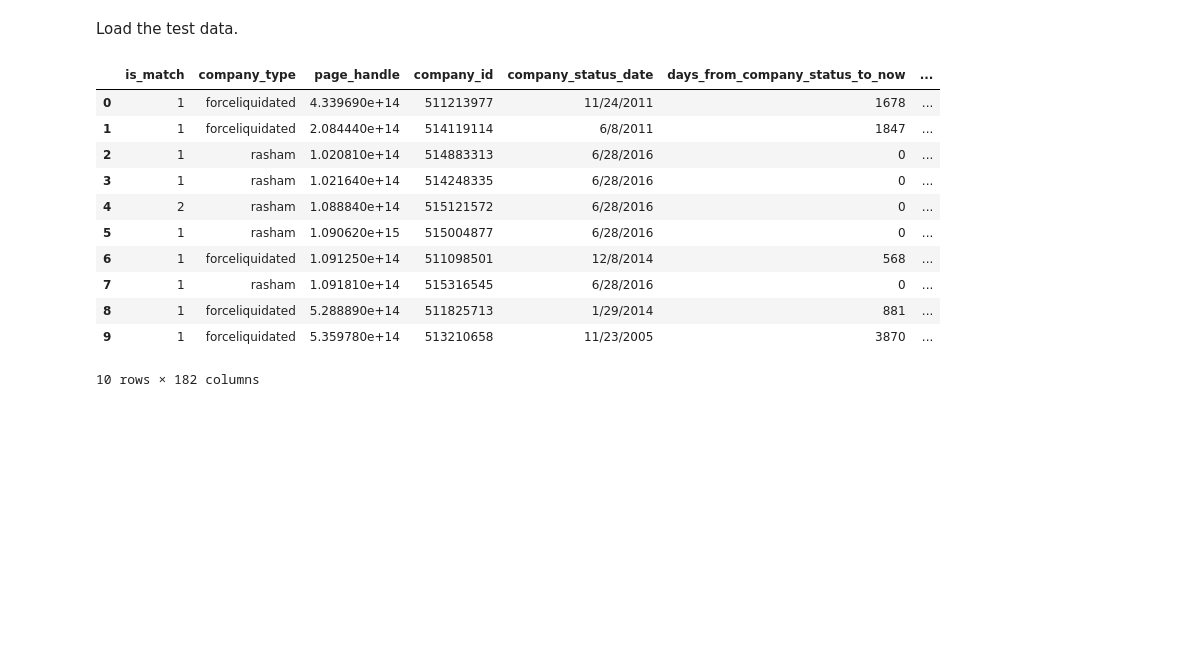
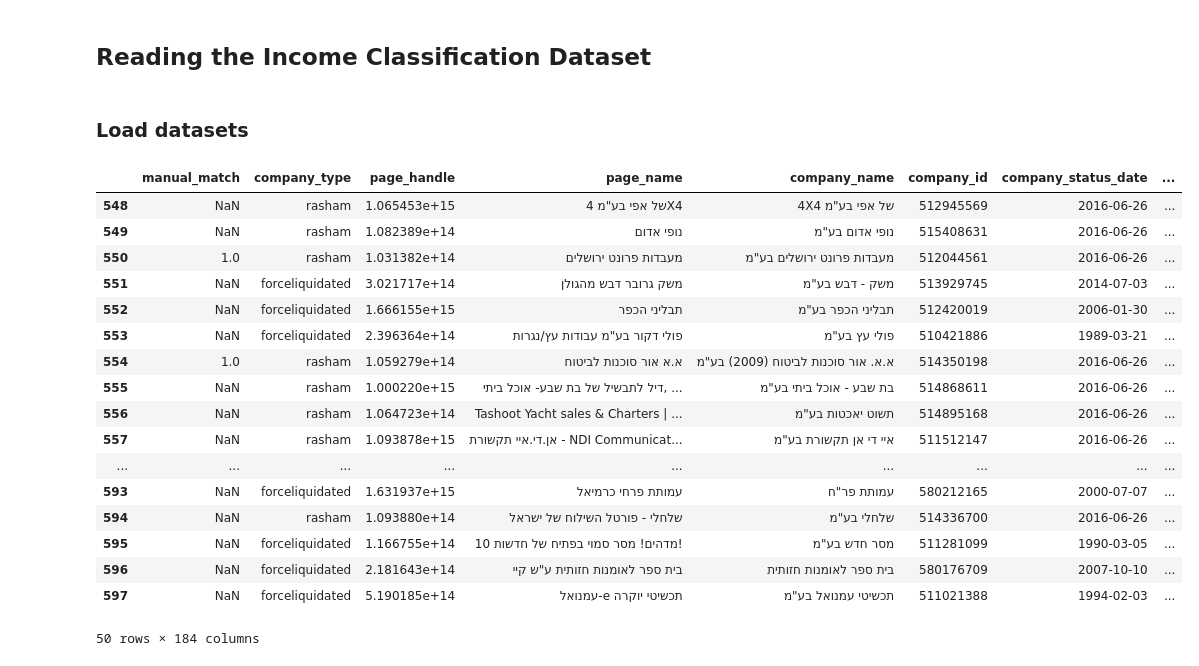
Before and after one commit to liadwg/data_mining_workshop, a Jupyter notebook: Business predictions workshop.ipynb, the cells around one changed output. Drawn from its saved outputs; the diff is of its cells as text; code cells hidden in the pictures; blank space fills up the shorter version.

Commit message:
playing with the data

```diff
--- a/Business predictions workshop.ipynb
+++ b/Business predictions workshop.ipynb
@@ -23,18 +4,0 @@ train_data.head(10)
-# %% [markdown]
-Load the test data.
-# %%
-test_data = pd.read_csv('test_data.csv')
-test_data.head(10)
-# %% [output]
-|  | is_match | company_type | page_handle | company_id | company_status_date | days_from_company_status_to_now | ... |
-| 0 | 1 | forceliquidated | 4.339690e+14 | 511213977 | 11/24/2011 | 1678 | ... |
-| 1 | 1 | forceliquidated | 2.084440e+14 | 514119114 | 6/8/2011 | 1847 | ... |
-| 2 | 1 | rasham | 1.020810e+14 | 514883313 | 6/28/2016 | 0 | ... |
-| 3 | 1 | rasham | 1.021640e+14 | 514248335 | 6/28/2016 | 0 | ... |
-| 4 | 2 | rasham | 1.088840e+14 | 515121572 | 6/28/2016 | 0 | ... |
-| 5 | 1 | rasham | 1.090620e+15 | 515004877 | 6/28/2016 | 0 | ... |
-| 6 | 1 | forceliquidated | 1.091250e+14 | 511098501 | 12/8/2014 | 568 | ... |
-| 7 | 1 | rasham | 1.091810e+14 | 515316545 | 6/28/2016 | 0 | ... |
-| 8 | 1 | forceliquidated | 5.288890e+14 | 511825713 | 1/29/2014 | 881 | ... |
-| 9 | 1 | forceliquidated | 5.359780e+14 | 513210658 | 11/23/2005 | 3870 | ... |
-10 rows × 182 columns
@@ -40,0 +11,26 @@ test_data.head(10)
+# %% [markdown]
+## Reading the Income Classification Dataset
+# %% [markdown]
+### Load datasets
+# %%
+data_set = pd.read_csv('data_set.csv')
+data_set.tail(50)
+# %% [output]
+|  | manual_match | company_type | page_handle | page_name | company_name | company_id | company_status_date | ... |
+| 548 | NaN | rasham | 1.065453e+15 | של אפי בע"מ 4X4 | 4X4 של אפי בע"מ | 512945569 | 2016-06-26 | ... |
+| 549 | NaN | rasham | 1.082389e+14 | נופי אדום | נופי אדום בע"מ | 515408631 | 2016-06-26 | ... |
+| 550 | 1.0 | rasham | 1.031382e+14 | מעבדות פרונט ירושלים | מעבדות פרונט ירושלים בע"מ | 512044561 | 2016-06-26 | ... |
+| 551 | NaN | forceliquidated | 3.021717e+14 | משק גרובר דבש מהגולן | משק - דבש בע"מ | 513929745 | 2014-07-03 | ... |
+| 552 | NaN | forceliquidated | 1.666155e+15 | תבליני הכפר | תבליני הכפר בע"מ | 512420019 | 2006-01-30 | ... |
+| 553 | NaN | forceliquidated | 2.396364e+14 | פולי דקור בע"מ עבודות עץ/נגרות | פולי עץ בע"מ | 510421886 | 1989-03-21 | ... |
+| 554 | 1.0 | rasham | 1.059279e+14 | א.א אור סוכנות לביטוח | א.א. אור סוכנות לביטוח (2009) בע"מ | 514350198 | 2016-06-26 | ... |
+| 555 | NaN | rasham | 1.000220e+15 | דיל לתבשיל של בת שבע- אוכל ביתי, ... | בת שבע - אוכל ביתי בע"מ | 514868611 | 2016-06-26 | ... |
+| 556 | NaN | rasham | 1.064723e+14 | Tashoot Yacht sales & Charters | ... | תשוט יאכטות בע"מ | 514895168 | 2016-06-26 | ... |
+| 557 | NaN | rasham | 1.093878e+15 | אן.די.איי תקשורת - NDI Communicat... | איי די אן תקשורת בע"מ | 511512147 | 2016-06-26 | ... |
+| ... | ... | ... | ... | ... | ... | ... | ... | ... |
+| 593 | NaN | forceliquidated | 1.631937e+15 | עמותת פרחי כרמיאל | עמותת פר"ח | 580212165 | 2000-07-07 | ... |
+| 594 | NaN | rasham | 1.093880e+14 | שלחלי - פורטל השילוח של ישראל | שלחלי בע"מ | 514336700 | 2016-06-26 | ... |
+| 595 | NaN | forceliquidated | 1.166755e+14 | מדהים! מסר סמוי בפתיח של חדשות 10! | מסר חדש בע"מ | 511281099 | 1990-03-05 | ... |
+| 596 | NaN | forceliquidated | 2.181643e+14 | בית ספר לאומנות חזותית ע"ש קיי | בית ספר לאומנות חזותית | 580176709 | 2007-10-10 | ... |
+| 597 | NaN | forceliquidated | 5.190185e+14 | עמנואל-e תכשיטי יוקרה | תכשיטי עמנואל בע"מ | 511021388 | 1994-02-03 | ... |
+50 rows × 184 columns
```
Also changed, not shown: parts of 13 cells of this notebook.
